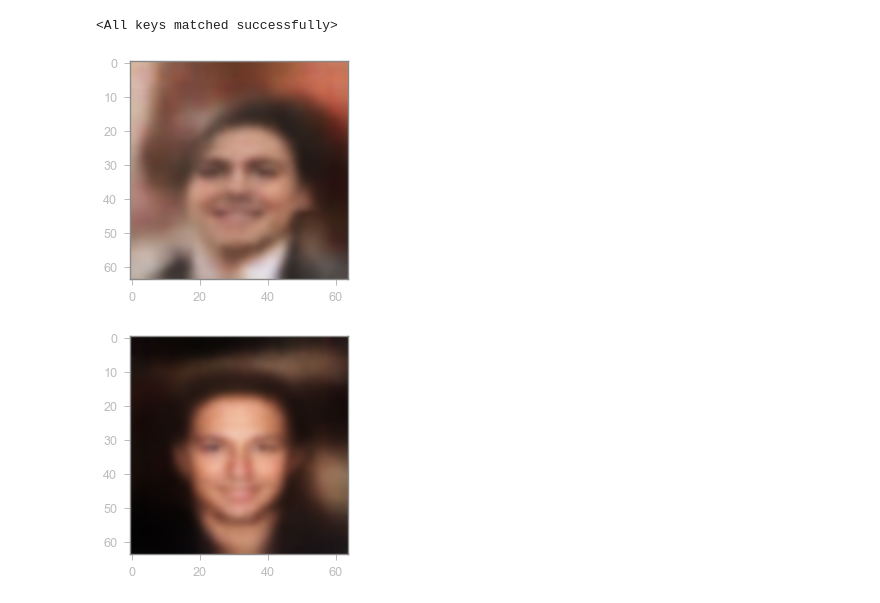
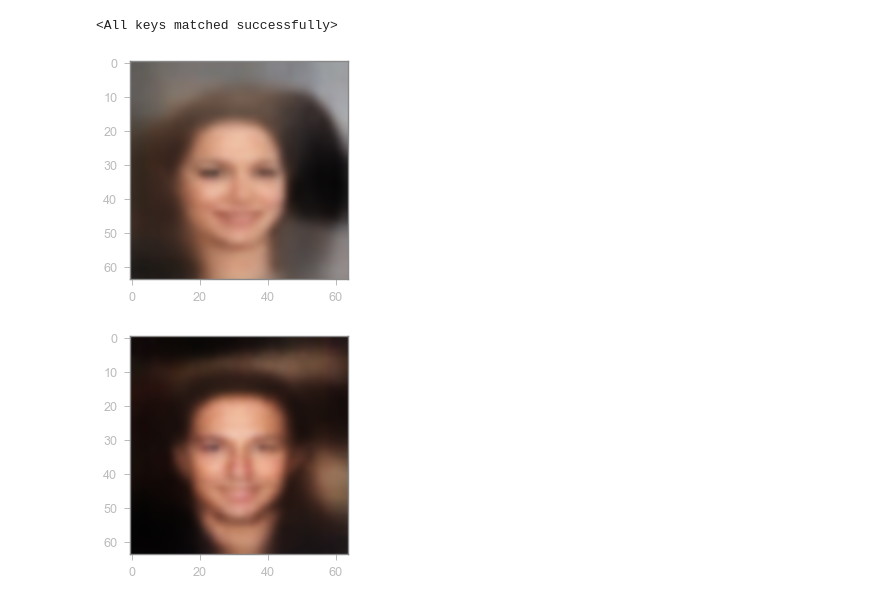
Before and after one commit to shivakanthsujit/Face-Generator-Conditional-VAE, a Jupyter notebook: Face_Generator.ipynb, the cells around one changed output. Saved outputs shown, nothing was run; the diff lists cells and outputs as text; code cells hidden in the pictures.

```diff
--- a/Face_Generator.ipynb
+++ b/Face_Generator.ipynb
@@ -115,31 +115,31 @@ z = torch.randn(128)
 # %%
 values = {
     'Black_Hair': 1.,
     'Blond_Hair': -1.,
     'Brown_Hair': -1.,
-    'Male': 1.,
+    'Male': -1.,
     'No_Beard': 1.,
     'Smiling': 1.,
-    'Straight_Hair': -1.,
+    'Straight_Hair': 1.,
     'Wavy_Hair': 1.,
     'Young': 1.
 }
 
 label = torch.FloatTensor(list(values.values()))
 vae.eval()
 with torch.no_grad():
     z = z.to(device)
     label = label.to(device)
     z = vae.fc3(z)
     z = torch.cat((z, label))
     x = vae.fc4(z)
     x = x.reshape(1, -1)
     x = vae.decoder(x)
     show_images(x.cpu())
     torchvision.utils.save_image(
         x.cpu(), images_dir + 'test/29.png')
 # %% [output]
-[figure, old version]
+[figure, new version]
 # %%
 ran = 20
 for i in range(ran):
```
Also changed, not shown: parts of 1 cell of this notebook, 5 other files.
